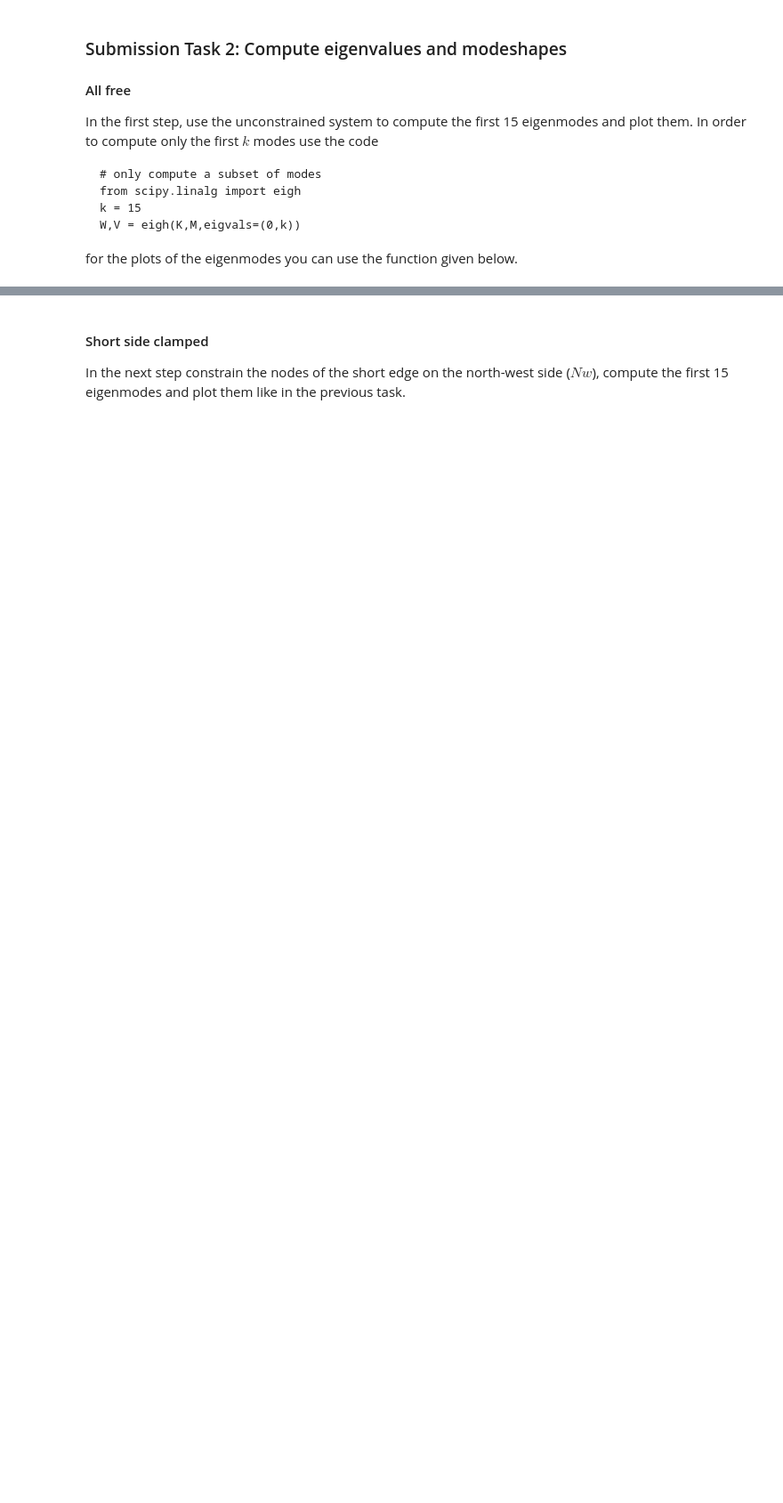
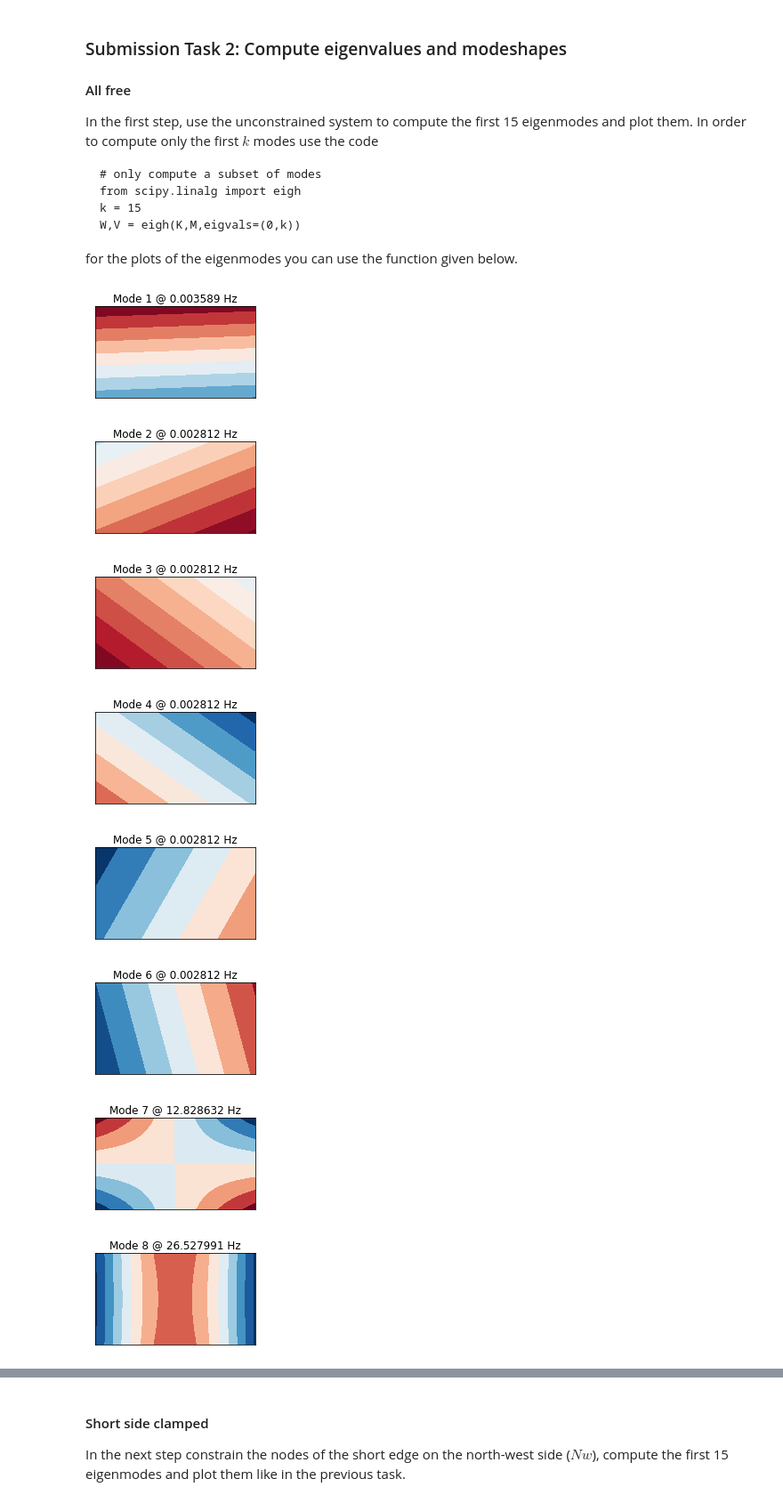
Before and after one commit to phmandl/modalanalyse, a Jupyter notebook: HW1/1_EigenvalueProblem_template-checkpoint.ipynb, the cells around one changed output, grey strips where cells are left out. Shown at 89% size. Saved outputs shown, nothing was run; the diff lists cells and outputs as text; code cells hidden in the pictures; blank space fills up the shorter version.

Commit message:
damn all that numpy.insert stuff; did it; finished it; want to know what? look into it

````diff
--- a/HW1/1_EigenvalueProblem_template-checkpoint.ipynb
+++ b/HW1/1_EigenvalueProblem_template-checkpoint.ipynb
@@ -642,14 +675,56 @@ W,V = eigh(K,M,eigvals=(0,k))
 ```
 for the plots of the eigenmodes you can use the function given below.
 # %%
-def plotmodes(V) :
-    for i,v in enumerate(V.T) : # iterate over eigenvectors
+def plotmodes(V_var,W_var) :
+    for i,v in enumerate(V_var.T) : # iterate over eigenvectors
         c = np.reshape(v[Iz[Nt]],[len(y),len(x)])
         lim = np.max(np.abs(c))
         fig,ax = plt.subplots(figsize=[3.5,2])
         ax.contourf(x,y,c,cmap=plt.get_cmap('RdBu'),vmin=-lim,vmax=lim)
         ax.set_aspect('equal')
-        ax.set_title('Mode %i @ %f Hz'%(i+1,sqrt(W[i])/2/pi))
+        ax.set_title('Mode %i @ %f Hz'%(i+1,sqrt(abs(W_var[i]))/2/np.pi))
         ax.set_xticks([])
         ax.set_yticks([])
         fig.tight_layout()
+
+
+def makeFancyModes(V_var,Ic_var,W_var) :
+    for i,v in enumerate(V_var.T) :
+        u = np.zeros(3*N) # initialize displacement vector
+        uc = np.real(V[:,i]) #without exp. power term, since we only look at the static displacment
+        u[~Ic_var] = uc
+
+        # plot in 3D
+        fig,ax = plt.subplots(subplot_kw={'projection':'3d'})
+        ax.scatter(X[:,0],X[:,1],X[:,2],s=5,label='undeformed') # undeformed
+
+        # format U like X
+        U = np.array([u[Ix],u[Iy],u[Iz]]).T
+
+        # scale factor for plotting
+        s = 0.5/np.max(np.sqrt(np.sum(U**2,axis=0)))
+        Xu = X + s*U # defomed configuration (displacement scaled by s)
+
+        ax.scatter(Xu[:,0],Xu[:,1],Xu[:,2],s=1,c='g',label='deformed')
+
+        ax.set_title('Mode %i @ %f Hz'%(i+1,sqrt(abs(W_var[i]))/2/np.pi))
+        ax.set_xlabel('x')
+        ax.set_ylabel('y')
+        ax.set_zlabel('z')
+        ax.legend()
+# %%
+# only compute a subset of modes
+from scipy.linalg import eigh
+k = 15
+W,V = eigh(K,M,eigvals=(0,k))
+
+plotmodes(V,W)
+# %% [output]
+[figure, added]
+[figure, added]
+[figure, added]
+[figure, added]
+[figure, added]
+[figure, added]
+[figure, added]
+[figure, added]
````
Also changed, not shown: parts of 12 cells of this notebook.
